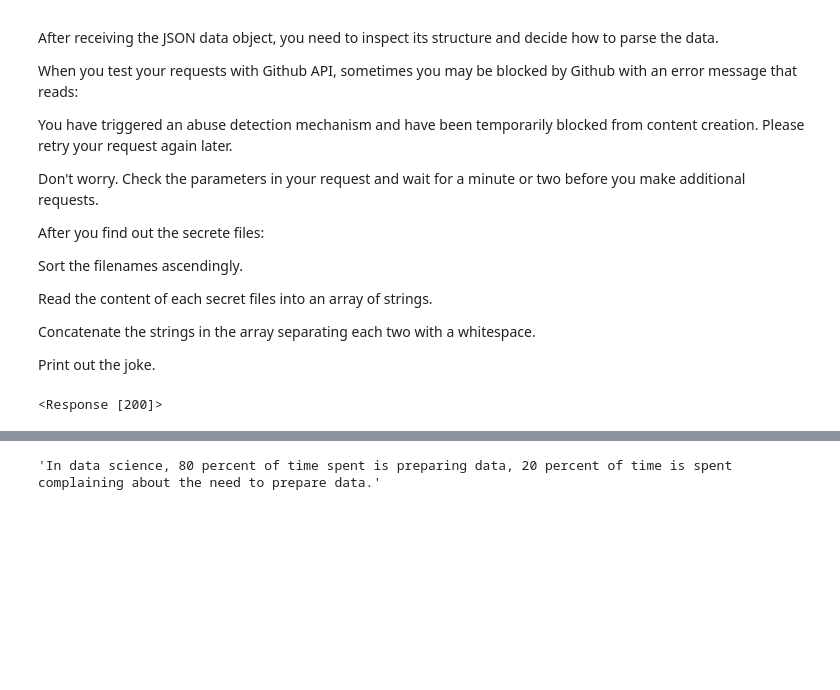
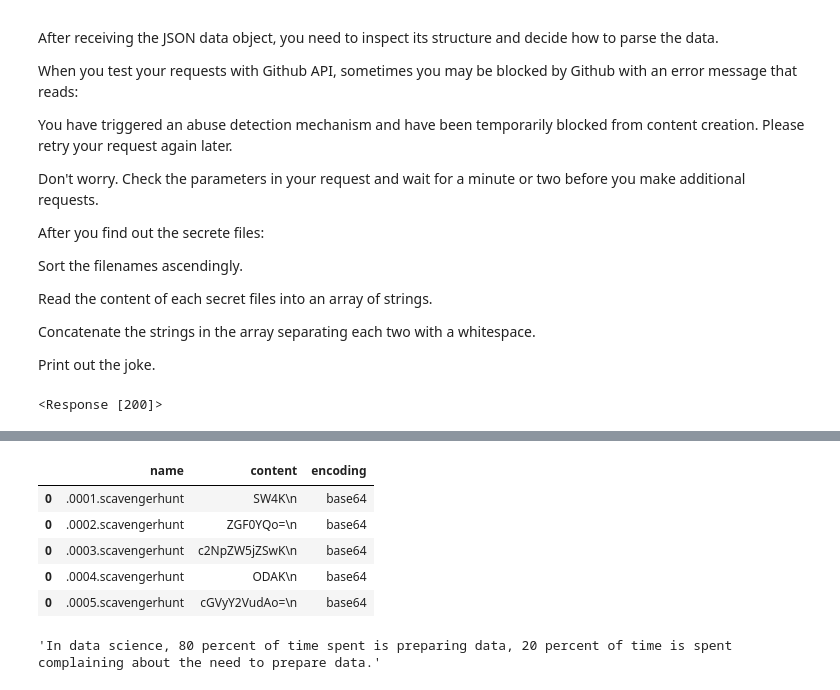
Before and after one commit to luisfarre/lab-API-scavenger, a Jupyter notebook: ab-API-scavenger - main.ipynb, the cells around one changed output, grey strips where cells are left out. Saved outputs shown, nothing was run; the diff lists cells and outputs as text; code cells hidden in the pictures; blank space fills up the shorter version.

```diff
--- a/ab-API-scavenger - main.ipynb
+++ b/ab-API-scavenger - main.ipynb
@@ -189 +177,14 @@ x
+# %%
+'''Creamos una variable que contiene solo el nombre del fichero y su contenido.
+Vemos que el contenido esta codificado, añadimos la columna encoding para ver como decodificarlo '''
+
+x=df5[['name','content','encoding']]
+x.head(5)
+# %% [output]
+|  | name | content | encoding |
+| 0 | .0001.scavengerhunt | SW4K\n | base64 |
+| 0 | .0002.scavengerhunt | ZGF0YQo=\n | base64 |
+| 0 | .0003.scavengerhunt | c2NpZW5jZSwK\n | base64 |
+| 0 | .0004.scavengerhunt | ODAK\n | base64 |
+| 0 | .0005.scavengerhunt | cGVyY2VudAo=\n | base64 |
 # %%
```
Also changed, not shown: parts of 13 cells of this notebook.
